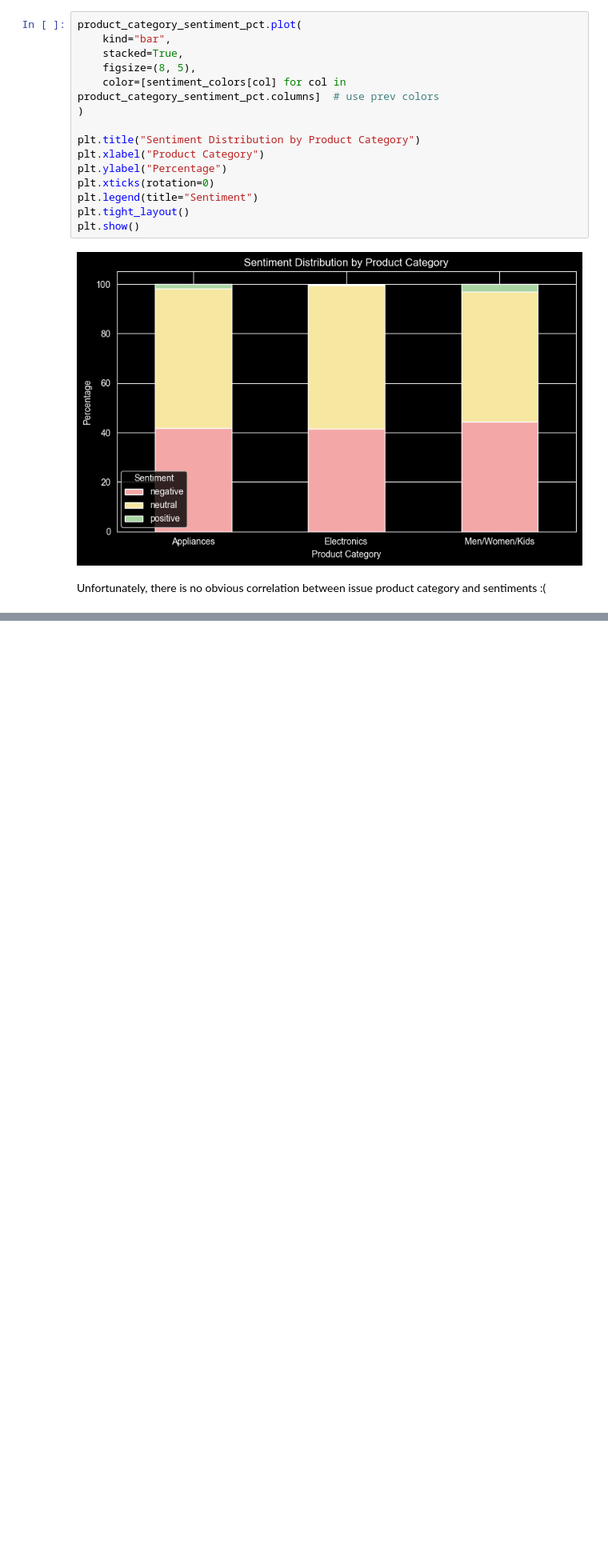
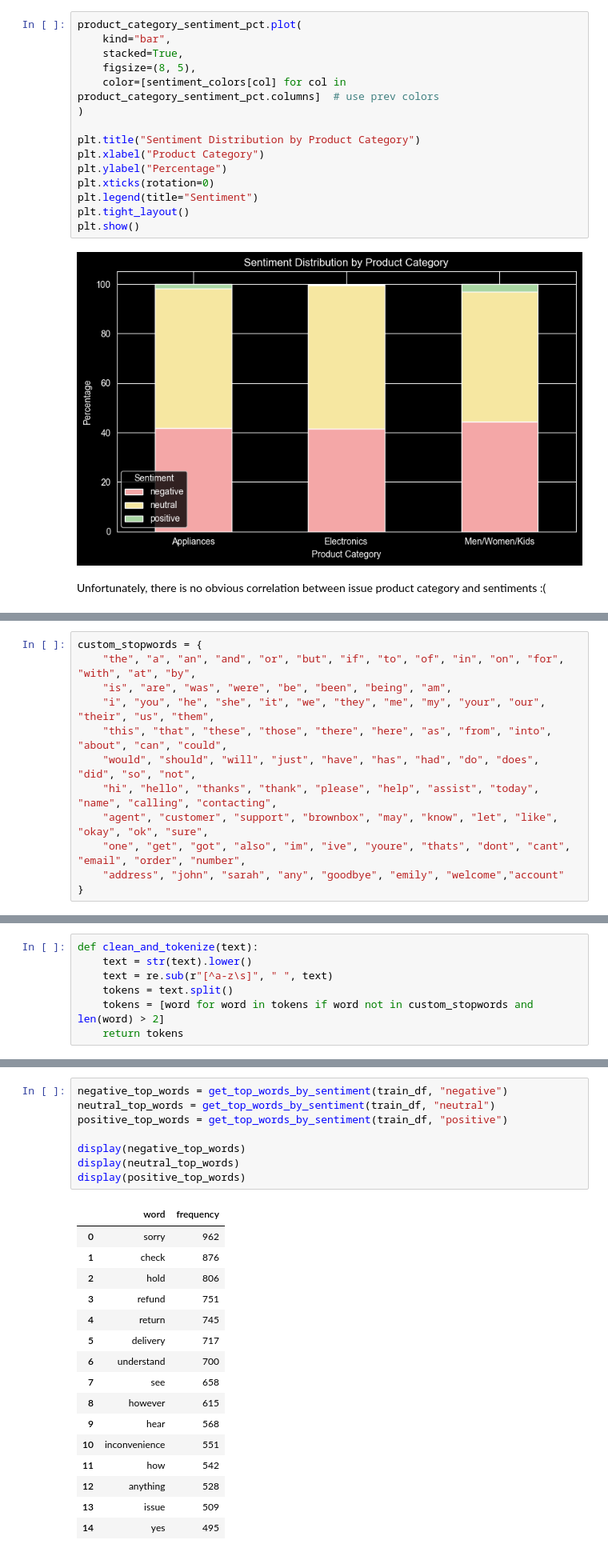
Before and after one commit to ftmoztl/cs-conversation-sentiment-analysis, a Jupyter notebook: analysis/eda.ipynb, the cells around one changed output, grey strips where cells are left out. Shown at 80% size. Drawn from its saved outputs; the diff is of its cells as text; blank space fills up the shorter version.

```diff
--- a/analysis/eda.ipynb
+++ b/analysis/eda.ipynb
@@ -522,0 +578,12 @@ Unfortunately, there is no obvious correlation between issue product category an
+# %%
+custom_stopwords = {
+    "the", "a", "an", "and", "or", "but", "if", "to", "of", "in", "on", "for", "with", "at", "by",
+    "is", "are", "was", "were", "be", "been", "being", "am",
+    "i", "you", "he", "she", "it", "we", "they", "me", "my", "your", "our", "their", "us", "them",
+    "this", "that", "these", "those", "there", "here", "as", "from", "into", "about", "can", "could",
+    "would", "should", "will", "just", "have", "has", "had", "do", "does", "did", "so", "not",
+    "hi", "hello", "thanks", "thank", "please", "help", "assist", "today", "name", "calling", "contacting",
+    "agent", "customer", "support", "brownbox", "may", "know", "let", "like", "okay", "ok", "sure",
+    "one", "get", "got", "also", "im", "ive", "youre", "thats", "dont", "cant", "email", "order", "number",
+    "address", "john", "sarah", "any", "goodbye", "emily", "welcome","account"
+}
@@ -522,0 +592,7 @@ Unfortunately, there is no obvious correlation between issue product category an
+# %%
+def clean_and_tokenize(text):
+    text = str(text).lower()
+    text = re.sub(r"[^a-z\s]", " ", text)
+    tokens = text.split()
+    tokens = [word for word in tokens if word not in custom_stopwords and len(word) > 2]
+    return tokens
@@ -522,0 +606,25 @@ Unfortunately, there is no obvious correlation between issue product category an
+# %%
+negative_top_words = get_top_words_by_sentiment(train_df, "negative")
+neutral_top_words = get_top_words_by_sentiment(train_df, "neutral")
+positive_top_words = get_top_words_by_sentiment(train_df, "positive")
+
+display(negative_top_words)
+display(neutral_top_words)
+display(positive_top_words)
+# %% [output]
+|  | word | frequency |
+| 0 | sorry | 962 |
+| 1 | check | 876 |
+| 2 | hold | 806 |
+| 3 | refund | 751 |
+| 4 | return | 745 |
+| 5 | delivery | 717 |
+| 6 | understand | 700 |
+| 7 | see | 658 |
+| 8 | however | 615 |
+| 9 | hear | 568 |
+| 10 | inconvenience | 551 |
+| 11 | how | 542 |
+| 12 | anything | 528 |
+| 13 | issue | 509 |
+| 14 | yes | 495 |
```
Also changed, not shown: parts of 27 cells of this notebook.
